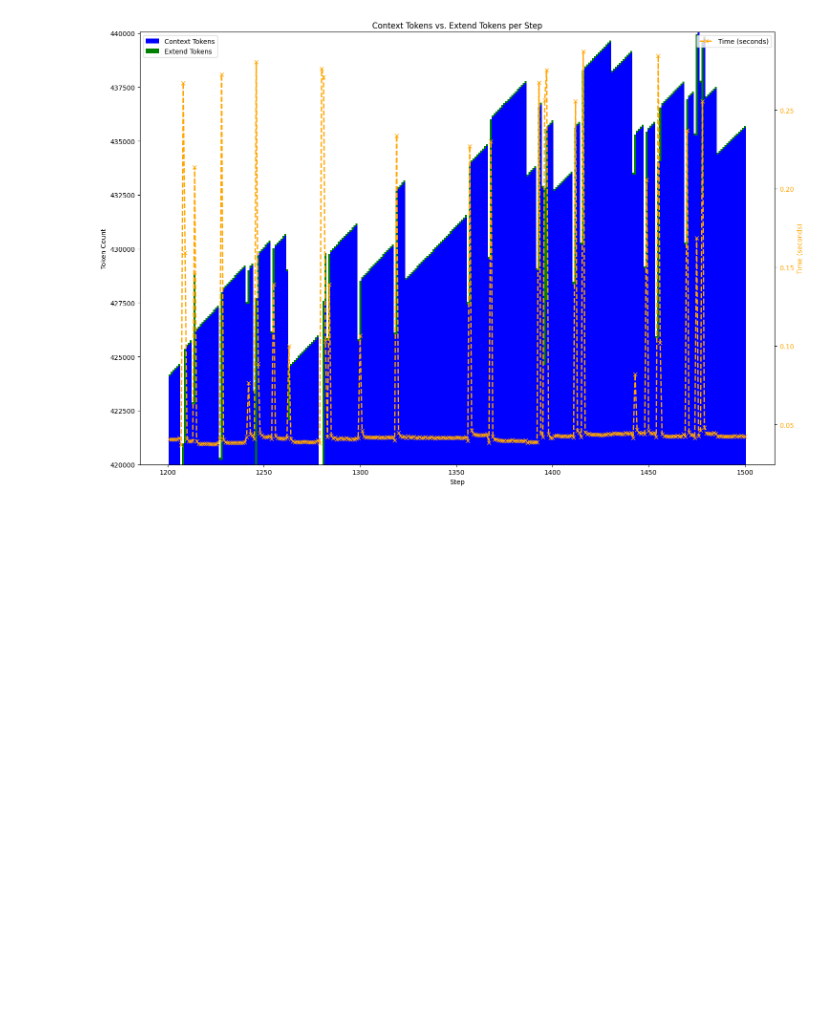
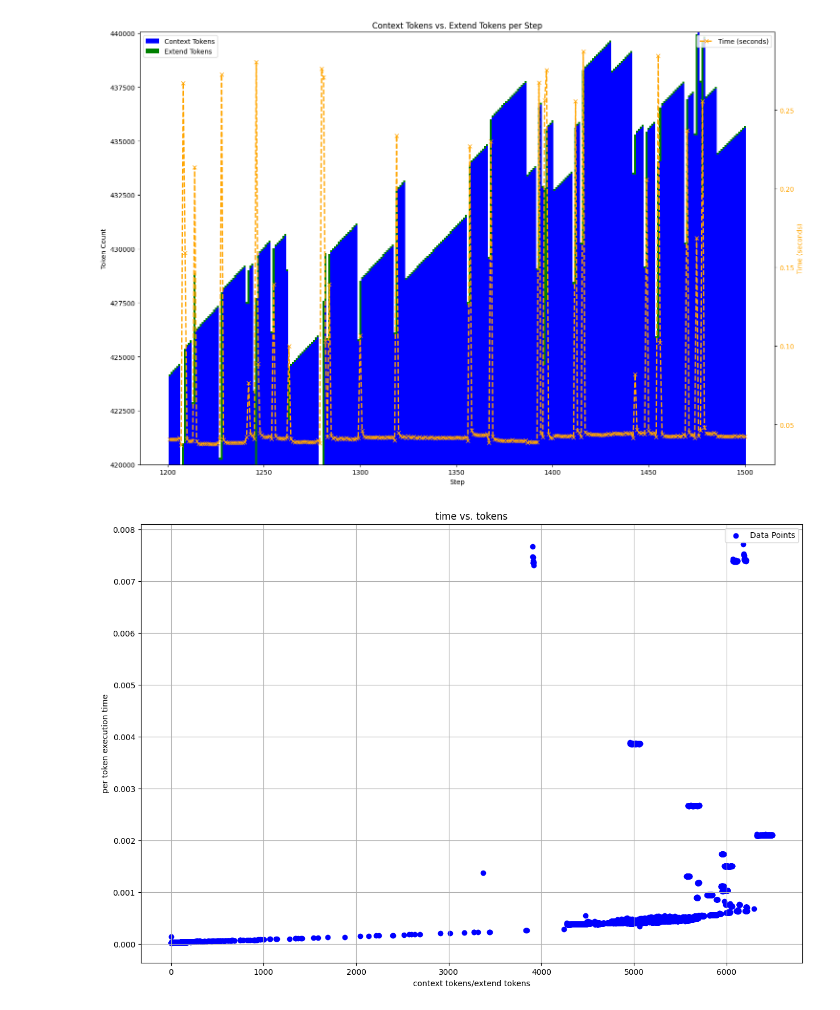
Before and after one commit to flyinglandlord/sglang, a Jupyter notebook: playground.ipynb, the cells around one changed output. Cells and saved outputs as stored; diff of their text form; code cells hidden in the pictures; blank space fills up the shorter version.

```diff
--- a/playground.ipynb
+++ b/playground.ipynb
@@ -109,7 +114,7 @@ P99 ITL (ms):                            89.48
 ==================================================
 0
 # %%
-file = open('pd_sep_log.txt', 'r')
+file = open('tmp/pd_sep_log.txt', 'r')
 lines = file.readlines()
 decode_reqs_list = []
 decode_tokens_list = []
@@ -231,7 +236,7 @@ plt.show()
 # %% [output]
 [figure]
 # %%
-file = open('output.txt', 'r')
+file = open('tmp/output.txt', 'r')
 lines = file.readlines()
 decode_reqs_list = []
 prefill_reqs_list = []
@@ -298,3 +303,25 @@ plt.tight_layout()
 plt.show()
 # %% [output]
 [figure]
+# %%
+# draw the 2d ploted graph of the time vs context tokens/extend tokens
+import matplotlib.pyplot as plt
+import numpy as np
+fig, ax1 = plt.subplots(figsize=(15, 10))
+context_tokens_over_extend_tokens = [context_token_list[i] / extend_token_list[i] for i in range(len(context_token_list))]
+execute_time_list_per_token = [execute_time_list[i] / extend_token_list[i] for i in range(len(context_token_list))]
+# 创建散点图
+plt.scatter(context_tokens_over_extend_tokens, execute_time_list_per_token, color='blue', marker='o', label='Data Points')
+
+# 添加标题和标签
+plt.title('time vs. tokens')  # 标题
+plt.xlabel('context tokens/extend tokens')  # x轴标签
+plt.ylabel('per token execution time')  # y轴标签
+
+# 显示图例
+plt.legend()
+
+# 显示网格
+plt.grid(True)
+# %% [output]
+[figure, added]
```
Also changed, not shown: parts of 2 cells of this notebook, 7 other files.
